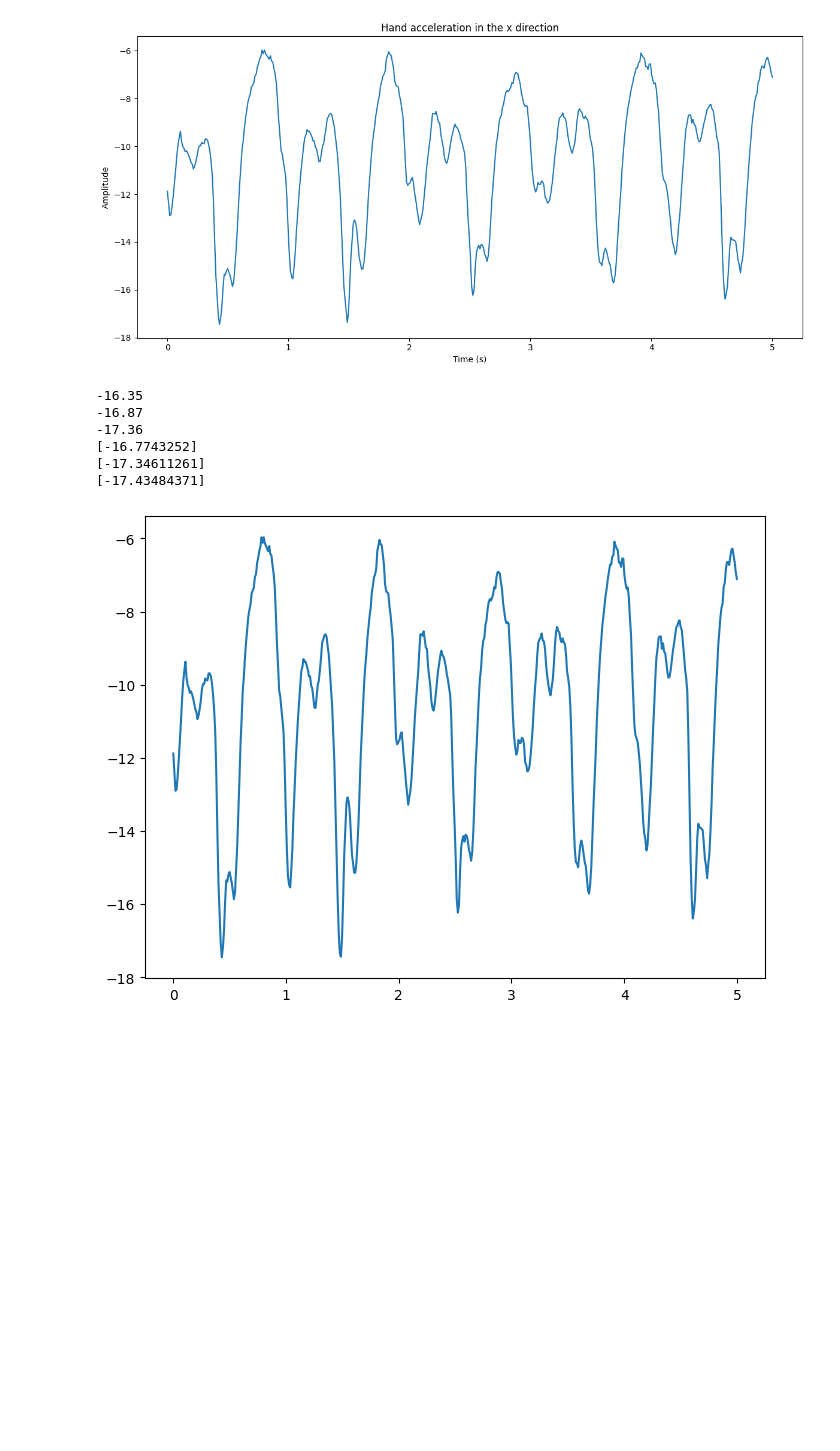
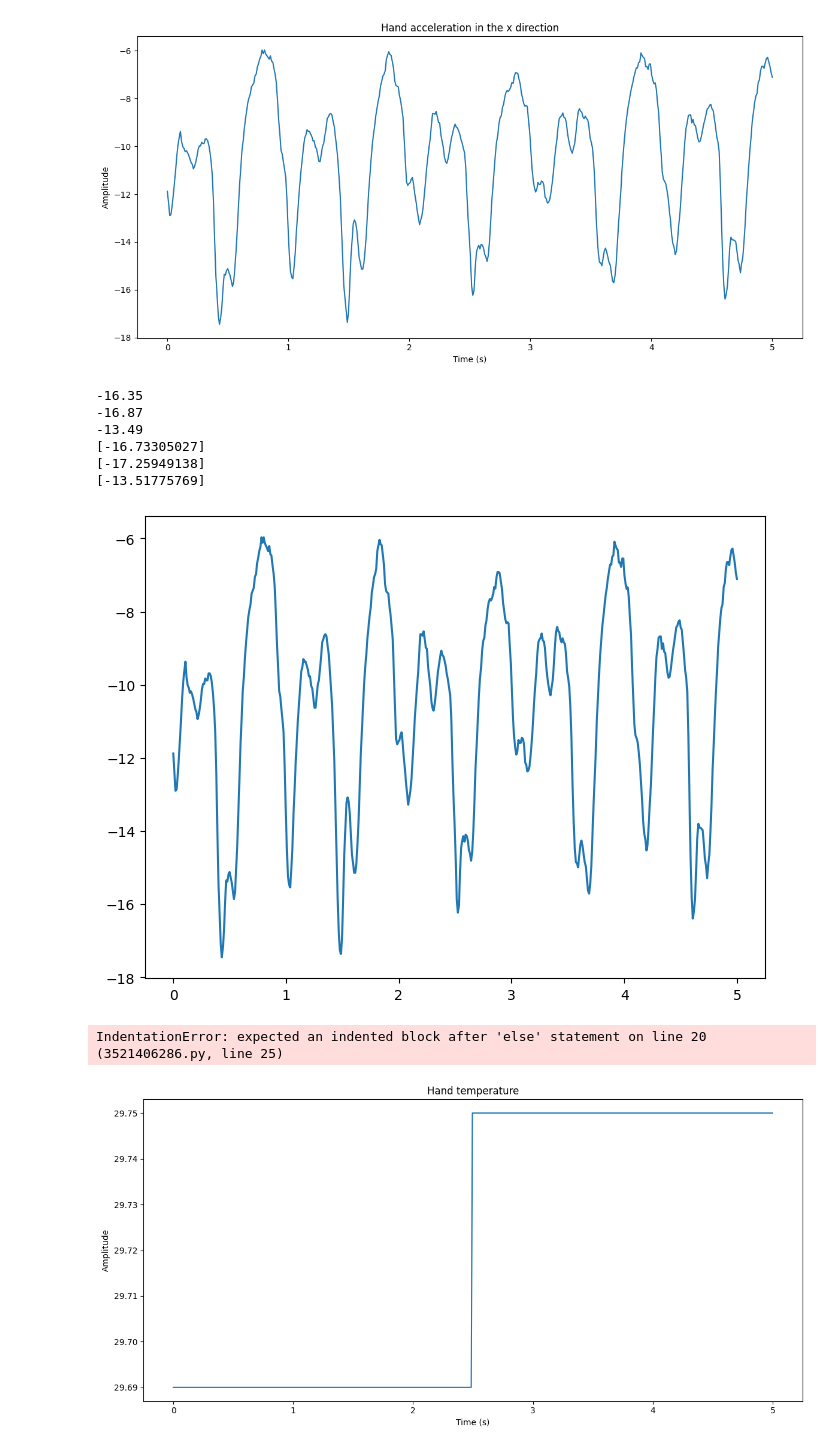
Before and after one commit to diegolall/ml_p3, a Jupyter notebook: tests.ipynb, the cells around one changed output. Saved outputs shown, nothing was run; the diff lists cells and outputs as text; code cells hidden in the pictures; blank space fills up the shorter version.

Commit message:
preprocessing functions (issue with large amount of missing values)

```diff
--- a/tests.ipynb
+++ b/tests.ipynb
@@ -337,10 +337,10 @@ hand_acceleration = []
 hand_acceleration.extend([X_train[600, 512 * (4 - 2) + k] for k in range(0, 512, 1)])
 print(hand_acceleration[150])
 print(hand_acceleration[151])
-print(hand_acceleration[152])
+print(hand_acceleration[160])
 hand_acceleration[150]=-999999.99
 hand_acceleration[151]=-999999.99
-hand_acceleration[152]=-999999.99
+hand_acceleration[160]=-999999.99
 
 signal = Interpolation_missing_measures(hand_acceleration,duration)
 
@@ -349,12 +349,49 @@ plt.plot(duration,signal)
 
 print(signal[150])
 print(signal[151])
-print(signal[152])
+print(signal[160])
 # %% [output]
 -16.35
 -16.87
--17.36
-[-16.7743252]
-[-17.34611261]
-[-17.43484371]
+-13.49
+[-16.73305027]
+[-17.25949138]
+[-13.51775769]
 [figure]
+# %%
+# This function make a copy of the data-> might be really heavy
+
+def preprocessing_missing(X_train,threshold,duration):
+    """
+    Function that returns the data without missing points or with the feature deleted if too much missing points in initial data
+    """
+    data = []
+    for ts in range(0,3500,1):
+
+        captor_and_time_steps = []
+
+        for captor_number in range(2,33,1):
+
+            signal = acces_captor_ts(X_train,captor_number,ts)
+
+            #interpolation if not too much missing points
+            if propo_missing_values(captor_number,X_train,ts) <= threshold :
+                signal = Interpolation_missing_measures(signal,duration)
+
+            #Erase feature if too much missing points
+            else:
+                # Je ne sais pas comment supprimer toute la feature sans poser de problèmes pour ensuite entrainer un algo
+
+
+            # the columns of the final matrix are the curves for each captor for a given time serie
+            captor_and_time_steps.append(signal)
+        # the lines are the different time series
+        data.append(captor_and_time_steps)
+
+    return data
+# %% [output]
+IndentationError: expected an indented block after 'else' statement on line 20 (3521406286.py, line 25)
+# %%
+display__ts_feature(cd_number["HT"],X_train)
+# %% [output]
+[figure, added]
```
Also changed, not shown: parts of 9 cells of this notebook.
